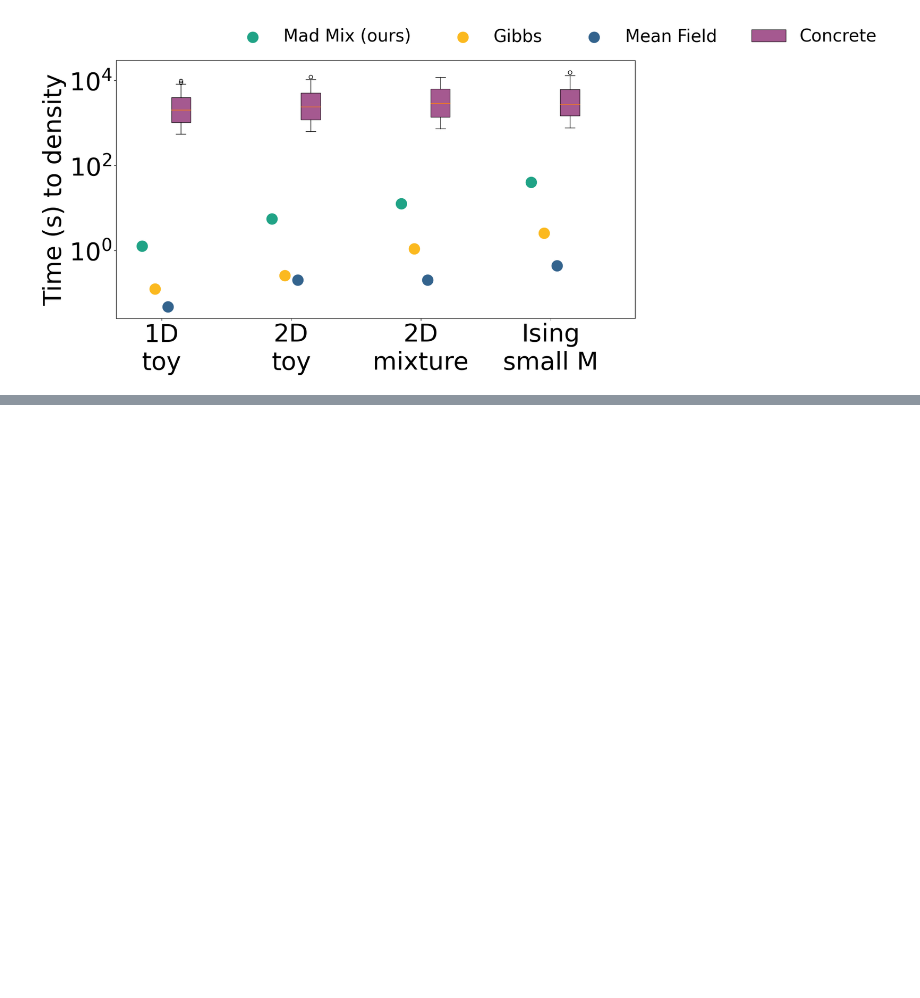
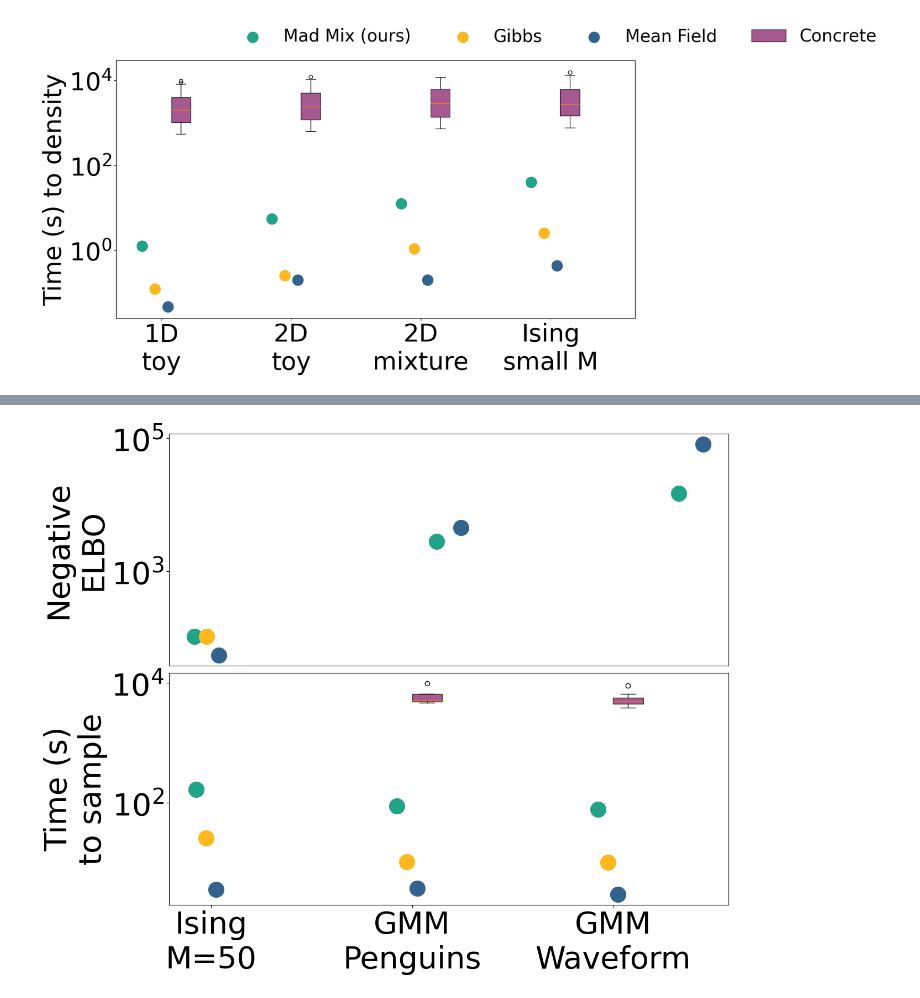
Before and after one commit to giankdiluvi/madmix, a Jupyter notebook: examples/summary/summary.ipynb, the cells around one changed output, grey strips where cells are left out. Drawn from its saved outputs; the diff is of its cells as text; code cells hidden in the pictures; blank space fills up the shorter version.

Commit message:
scale ELBOs and add logscale in summary plt2

```diff
--- a/examples/summary/summary.ipynb
+++ b/examples/summary/summary.ipynb
@@ -412,0 +327,86 @@ handles, labels = axs[1].get_legend_handles_labels()
+# %%
+########################
+########################
+#      PLOTTING       #
+########################
+########################
+
+# settings
+fig, axs = plt.subplots(2,1, figsize=(12.5,10), constrained_layout=True)
+
+offset=0.05
+marker_size=400
+
+mad_offset=-1.5
+gibbs_offset=-0.5
+meanfield_offset=0.5
+concrete_offset=1.5
+
+########################
+########################
+#      elbos plot      #
+########################
+########################
+
+for i in range(3):
+    axs[0].scatter([i+mad_offset*offset],[300-madmix_elbos[i+4]],s=marker_size,c='#20A386FF')
+    axs[0].scatter([i+meanfield_offset*offset],[300-meanfield_elbos[i+4]],s=marker_size,c='#33638D')
+    if i==0: axs[0].scatter([i+gibbs_offset*offset],[300-gibbs_elbos[i+4]],s=marker_size,c='#FBB91FFF')
+# end for
+
+# fill concrete boxplots with colors
+colors = ['#87216BFF', '#87216BFF', '#87216BFF','#87216BFF']
+
+
+axs[0].set_ylabel('Negative\nELBO')
+axs[0].set_yscale('log')
+axs[0].tick_params(
+    axis='x',          # changes apply to the x-axis
+    which='both',      # both major and minor ticks are affected
+    bottom=False,      # ticks along the bottom edge are off
+    top=False,         # ticks along the top edge are off
+    labelbottom=False) # labels along the bottom edge are off
+
+
+########################
+########################
+#    cpu times plot    #
+########################
+########################
+plt.rcParams["legend.framealpha"]=1
+plt.rcParams["legend.edgecolor"]='black'
+bps = [axs[1].boxplot(concrete_cput_gmm_pg,positions=[1*increase+concrete_offset*offset], patch_artist=True),
+       axs[1].boxplot(concrete_cput_gmm_wf,positions=[2*increase+concrete_offset*offset], patch_artist=True)]
+
+
+for i in range(3):
+    axs[1].scatter([i*increase+mad_offset*offset],[madmix_cput[i+4]],s=marker_size,c='#20A386FF',
+                   label='Mad Mix (ours)' if i == 0 else '')
+    axs[1].scatter([i*increase+gibbs_offset*offset],[gibbs_cput[i+4]],s=marker_size,c='#FBB91FFF',
+                   label='Gibbs' if i == 0 else '')
+    axs[1].scatter([i*increase+meanfield_offset*offset],[meanfield_cput[i+4]],s=marker_size,c='#33638D',
+                   label='Mean-field' if i == 0 else '')
+# end for
+
+# fill concrete boxplots with colors
+colors = ['#87216BFF' for i in range(2)]
+i=0
+for bplot in (bps[0],bps[1]):
+    for patch, color in zip(bplot['boxes'], colors):
+        patch.set_facecolor(color)
+        patch.set_alpha(0.75)
+        if i==0: patch.set_label('Concrete')
+        i=i+1
+
+axs[1].set_ylabel('Time (s)\nto sample')
+axs[1].set_yscale('log')
+axs[1].set_xticks(ticks=[0,increase,2*increase],
+                  labels=['Ising\nM=50','GMM\nPenguins','GMM\nWaveform']);
+
+
+handles, labels = axs[1].get_legend_handles_labels()
+#fig.legend(handles, labels, bbox_to_anchor=(0, 1.02, 1, 0.2),
+#           loc="lower left",mode="expand", borderaxespad=0, ncol=4, fontsize=26)
+#plt.savefig(fig_path+'summary_both_cont.pdf', dpi=300, bbox_inches='tight')
+# %% [output]
+[figure, added]
```
Also changed, not shown: parts of 5 cells of this notebook.
